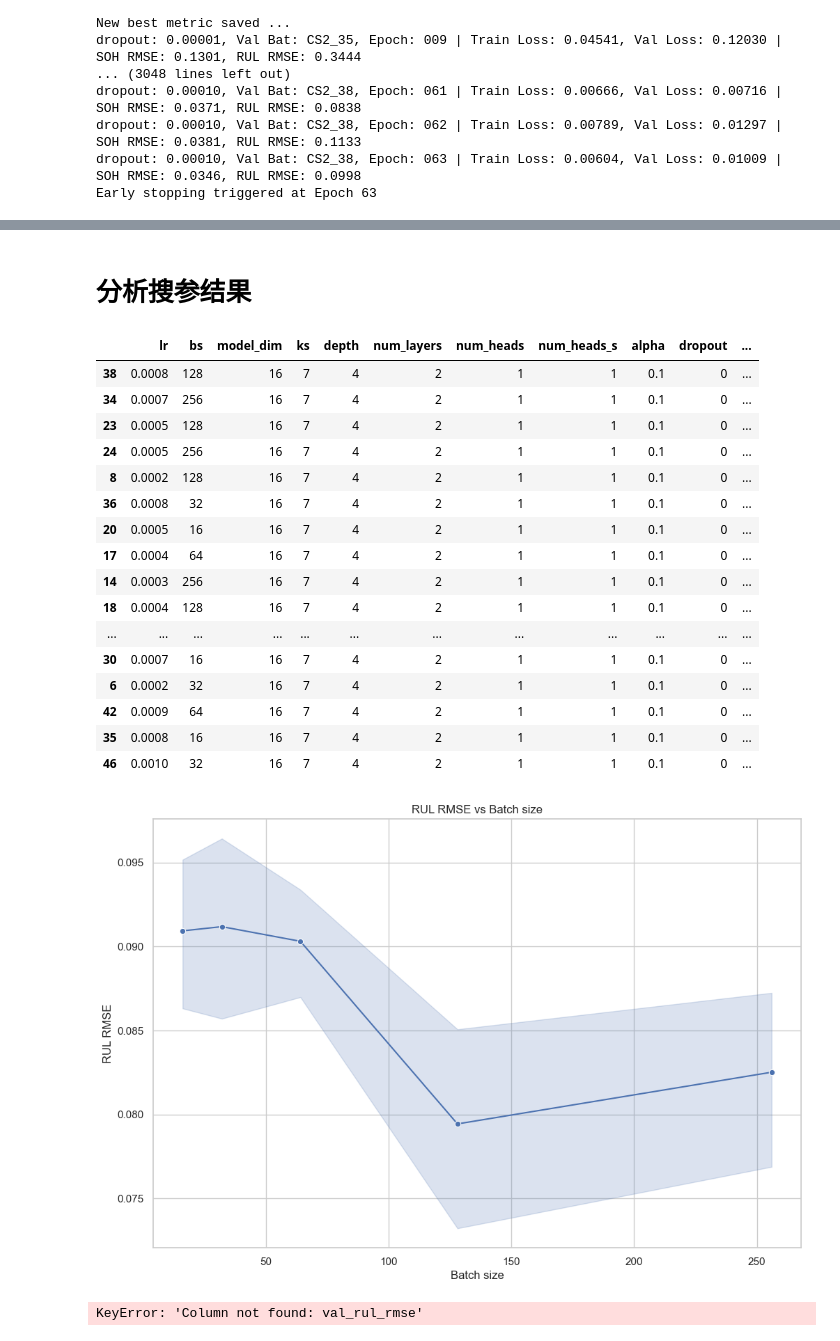
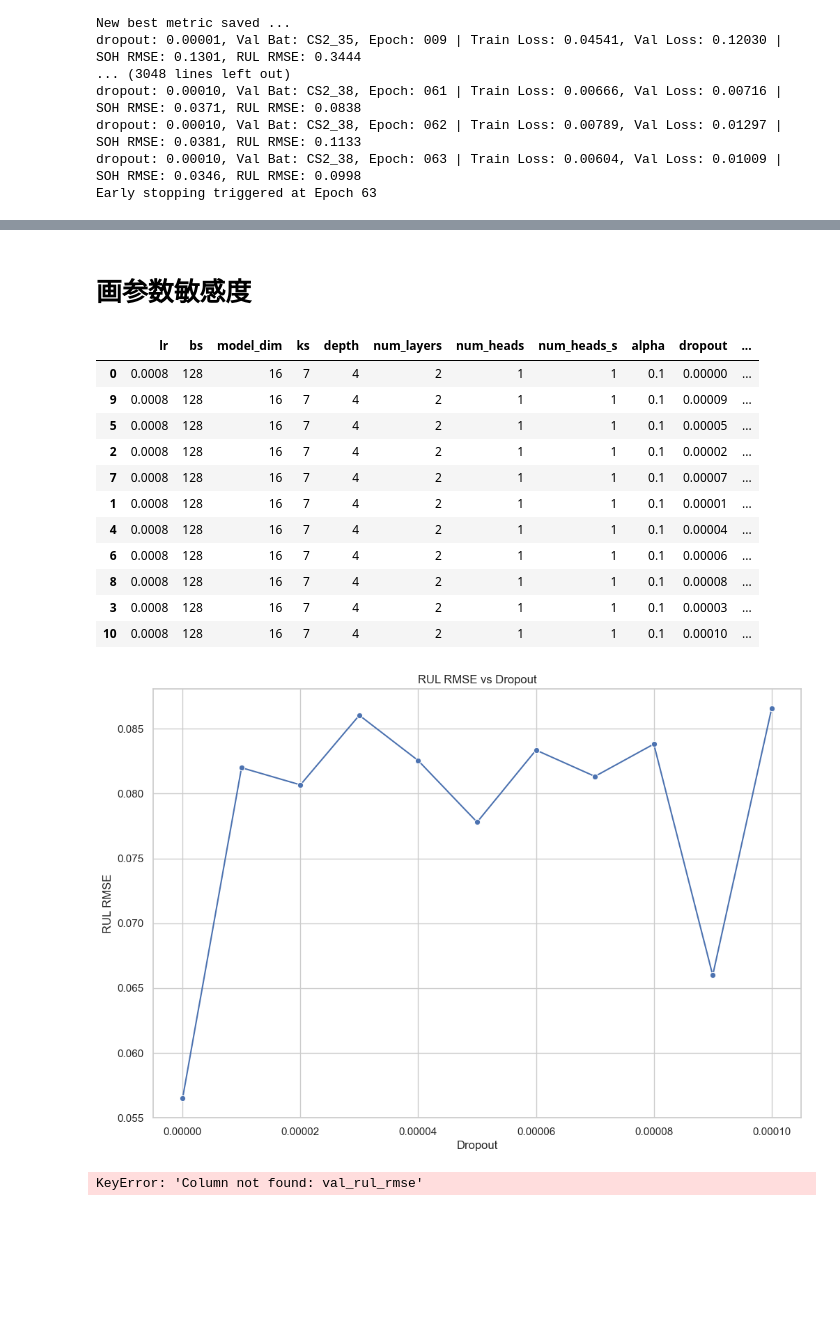
Before and after one commit to ZRui2001/RUL_multi_task, a Jupyter notebook: train.ipynb, the cells around one changed output, grey strips where cells are left out. Saved outputs shown, nothing was run; the diff lists cells and outputs as text; code cells hidden in the pictures; blank space fills up the shorter version.

Commit message:
Finish searching result agg

```diff
--- a/train.ipynb
+++ b/train.ipynb
@@ -561,8 +567,8 @@ params = ['lr', 'bs', 'model_dim', 'ks', 'depth', 'num_layers', 'num_heads', 'nu
 # for root, dirs, files in os.walk(all_dir):
 #     for file in files:
 #         if file.endswith('.csv'):
-# file = f'{dataset}_ht_hs.csv'
-file = result_path.split("/")[-1]
+file = f'{dataset}_dp.csv'
+# file = result_path.split("/")[-1]
 old_path = os.path.join(all_dir, file)
 new_path = os.path.join(group_dir, file)
 
@@ -572,7 +578,7 @@ df = df.groupby(params)['val_rul_rmse'].agg(
     rul_rmse_mean='mean',
     rul_rmse_std='std'
 ).reset_index()
-# df.to_csv(new_path, index=False)
+df.to_csv(new_path, index=False)
 df.sort_values('rul_rmse_mean').reset_index()
 # df
 # %% [output]
@@ -590,51 +597,46 @@ df.sort_values('rul_rmse_mean').reset_index()
 # %% [markdown]
-# 分析搜参结果
+# 画参数敏感度
 # %%
 # new_path = 'param_search_res/group_res_new/nasa_a.csv'
 
-xname = 'bs'
-xlabel = 'Batch size'
+xname = 'dropout'
+xlabel = 'Dropout'
 yname = 'rul_rmse_mean'
 ylabel = 'RUL RMSE'
 plt_title = f'{ylabel} vs {xlabel}'
 
 df = pd.read_csv(new_path)
 # 按超参数分组，取最小值
 # idx = df.groupby(xname)[yname].idxmin()
 # df = df.loc[idx]
 
 # df = df.groupby(xname).agg(
 #     rul_rmse_mean=('rul_rmse_mean', 'mean'),
 #     rul_rmse_std=('rul_rmse_std', 'mean')
 # ).reset_index()
 display(df.sort_values('rul_rmse_mean'))
 
 sns.set(style="whitegrid")
 plt.figure(figsize=(12, 8))
 sns.lineplot(x=xname, y=yname, data=df, marker='o', errorbar=('ci', 90))
 # plt.errorbar(df[xname], df[yname], yerr=df['rul_rmse_std'], fmt='-o', ecolor='gray', capsize=3, color='b')
 plt.title(plt_title)
 plt.xlabel(xlabel)
 plt.ylabel(ylabel)
 # plt.ylim(0.035, 0.06)
 plt.show()
 # %% [output]
 |  | lr | bs | model_dim | ks | depth | num_layers | num_heads | num_heads_s | alpha | dropout | ... |
-| 38 | 0.0008 | 128 | 16 | 7 | 4 | 2 | 1 | 1 | 0.1 | 0 | ... |
-| 34 | 0.0007 | 256 | 16 | 7 | 4 | 2 | 1 | 1 | 0.1 | 0 | ... |
-| 23 | 0.0005 | 128 | 16 | 7 | 4 | 2 | 1 | 1 | 0.1 | 0 | ... |
-| 24 | 0.0005 | 256 | 16 | 7 | 4 | 2 | 1 | 1 | 0.1 | 0 | ... |
-| 8 | 0.0002 | 128 | 16 | 7 | 4 | 2 | 1 | 1 | 0.1 | 0 | ... |
-| 36 | 0.0008 | 32 | 16 | 7 | 4 | 2 | 1 | 1 | 0.1 | 0 | ... |
-| 20 | 0.0005 | 16 | 16 | 7 | 4 | 2 | 1 | 1 | 0.1 | 0 | ... |
-| 17 | 0.0004 | 64 | 16 | 7 | 4 | 2 | 1 | 1 | 0.1 | 0 | ... |
-| 14 | 0.0003 | 256 | 16 | 7 | 4 | 2 | 1 | 1 | 0.1 | 0 | ... |
-| 18 | 0.0004 | 128 | 16 | 7 | 4 | 2 | 1 | 1 | 0.1 | 0 | ... |
-| ... | ... | ... | ... | ... | ... | ... | ... | ... | ... | ... | ... |
-| 30 | 0.0007 | 16 | 16 | 7 | 4 | 2 | 1 | 1 | 0.1 | 0 | ... |
-| 6 | 0.0002 | 32 | 16 | 7 | 4 | 2 | 1 | 1 | 0.1 | 0 | ... |
-| 42 | 0.0009 | 64 | 16 | 7 | 4 | 2 | 1 | 1 | 0.1 | 0 | ... |
-| 35 | 0.0008 | 16 | 16 | 7 | 4 | 2 | 1 | 1 | 0.1 | 0 | ... |
-| 46 | 0.0010 | 32 | 16 | 7 | 4 | 2 | 1 | 1 | 0.1 | 0 | ... |
+| 0 | 0.0008 | 128 | 16 | 7 | 4 | 2 | 1 | 1 | 0.1 | 0.00000 | ... |
+| 9 | 0.0008 | 128 | 16 | 7 | 4 | 2 | 1 | 1 | 0.1 | 0.00009 | ... |
+| 5 | 0.0008 | 128 | 16 | 7 | 4 | 2 | 1 | 1 | 0.1 | 0.00005 | ... |
+| 2 | 0.0008 | 128 | 16 | 7 | 4 | 2 | 1 | 1 | 0.1 | 0.00002 | ... |
+| 7 | 0.0008 | 128 | 16 | 7 | 4 | 2 | 1 | 1 | 0.1 | 0.00007 | ... |
+| 1 | 0.0008 | 128 | 16 | 7 | 4 | 2 | 1 | 1 | 0.1 | 0.00001 | ... |
+| 4 | 0.0008 | 128 | 16 | 7 | 4 | 2 | 1 | 1 | 0.1 | 0.00004 | ... |
+| 6 | 0.0008 | 128 | 16 | 7 | 4 | 2 | 1 | 1 | 0.1 | 0.00006 | ... |
+| 8 | 0.0008 | 128 | 16 | 7 | 4 | 2 | 1 | 1 | 0.1 | 0.00008 | ... |
+| 3 | 0.0008 | 128 | 16 | 7 | 4 | 2 | 1 | 1 | 0.1 | 0.00003 | ... |
+| 10 | 0.0008 | 128 | 16 | 7 | 4 | 2 | 1 | 1 | 0.1 | 0.00010 | ... |
-[figure, old version]
+[figure, new version]
 # %%
```
Also changed, not shown: parts of 10 cells of this notebook, 23 other files.
